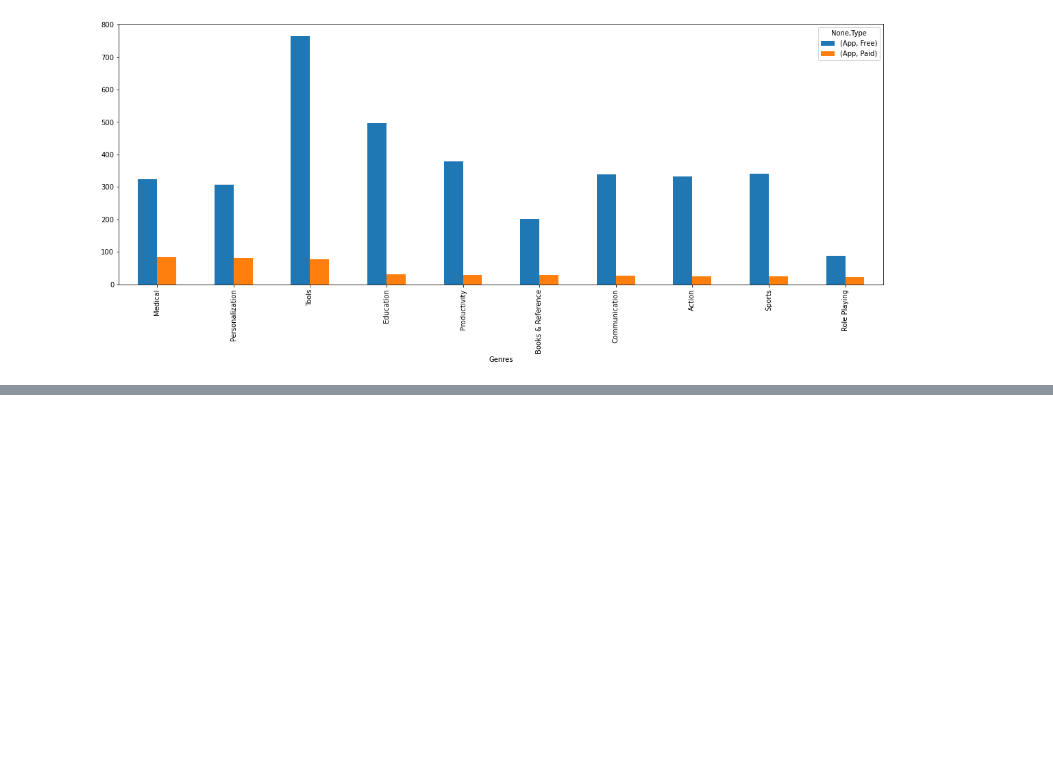
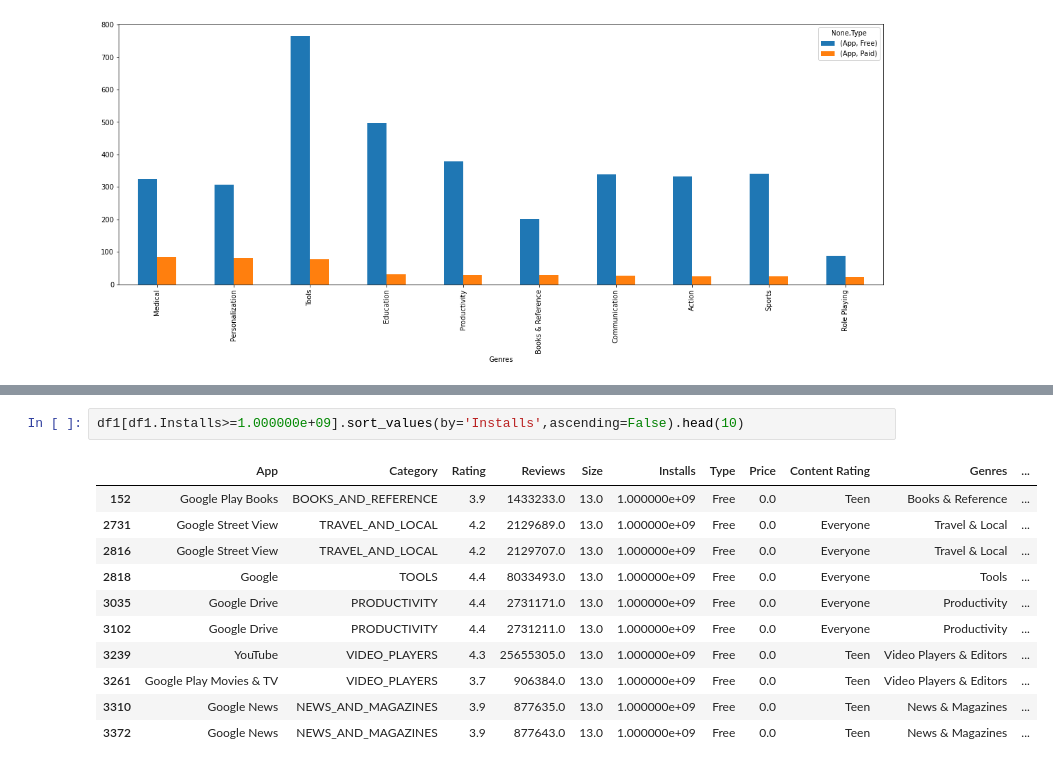
Before and after one commit to prashantmiracle/Play-Store-App-Review-Analysis, a Jupyter notebook: Play Store App Review Analysis - Capstone Project.ipynb, the cells around one changed output, grey strips where cells are left out. Saved outputs shown, nothing was run; the diff lists cells and outputs as text; blank space fills up the shorter version.

```diff
--- a/Play Store App Review Analysis - Capstone Project.ipynb
+++ b/Play Store App Review Analysis - Capstone Project.ipynb
@@ -553,0 +570,14 @@ genres_type1.plot(kind='bar',stacked=False, figsize=(20,7))
+# %%
+df1[df1.Installs>=1.000000e+09].sort_values(by='Installs',ascending=False).head(10)
+# %% [output]
+|  | App | Category | Rating | Reviews | Size | Installs | Type | Price | Content Rating | Genres | ... |
+| 152 | Google Play Books | BOOKS_AND_REFERENCE | 3.9 | 1433233.0 | 13.0 | 1.000000e+09 | Free | 0.0 | Teen | Books & Reference | ... |
+| 2731 | Google Street View | TRAVEL_AND_LOCAL | 4.2 | 2129689.0 | 13.0 | 1.000000e+09 | Free | 0.0 | Everyone | Travel & Local | ... |
+| 2816 | Google Street View | TRAVEL_AND_LOCAL | 4.2 | 2129707.0 | 13.0 | 1.000000e+09 | Free | 0.0 | Everyone | Travel & Local | ... |
+| 2818 | Google | TOOLS | 4.4 | 8033493.0 | 13.0 | 1.000000e+09 | Free | 0.0 | Everyone | Tools | ... |
+| 3035 | Google Drive | PRODUCTIVITY | 4.4 | 2731171.0 | 13.0 | 1.000000e+09 | Free | 0.0 | Everyone | Productivity | ... |
+| 3102 | Google Drive | PRODUCTIVITY | 4.4 | 2731211.0 | 13.0 | 1.000000e+09 | Free | 0.0 | Everyone | Productivity | ... |
+| 3239 | YouTube | VIDEO_PLAYERS | 4.3 | 25655305.0 | 13.0 | 1.000000e+09 | Free | 0.0 | Teen | Video Players & Editors | ... |
+| 3261 | Google Play Movies & TV | VIDEO_PLAYERS | 3.7 | 906384.0 | 13.0 | 1.000000e+09 | Free | 0.0 | Teen | Video Players & Editors | ... |
+| 3310 | Google News | NEWS_AND_MAGAZINES | 3.9 | 877635.0 | 13.0 | 1.000000e+09 | Free | 0.0 | Teen | News & Magazines | ... |
+| 3372 | Google News | NEWS_AND_MAGAZINES | 3.9 | 877643.0 | 13.0 | 1.000000e+09 | Free | 0.0 | Teen | News & Magazines | ... |
```
Also changed, not shown: parts of 2 cells of this notebook.
